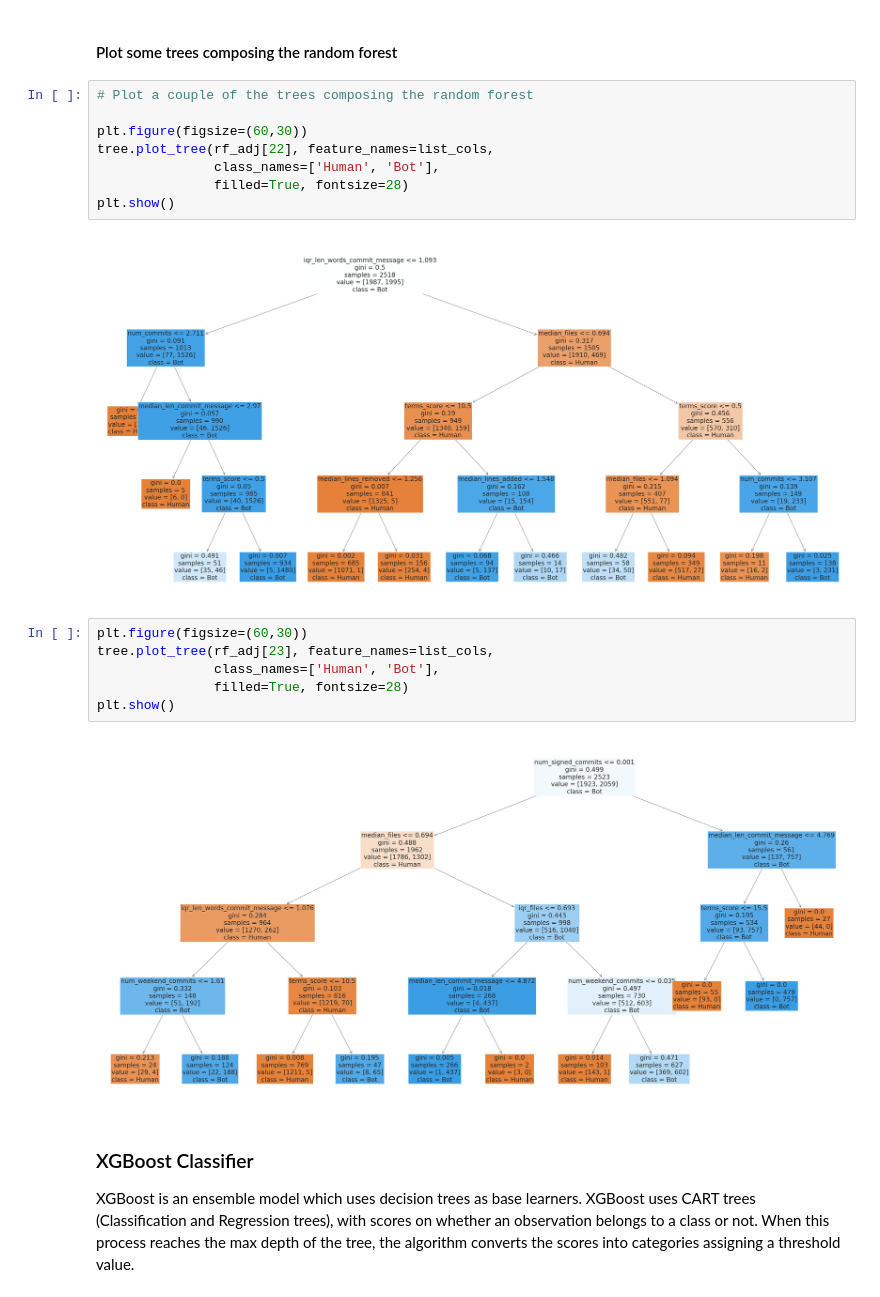
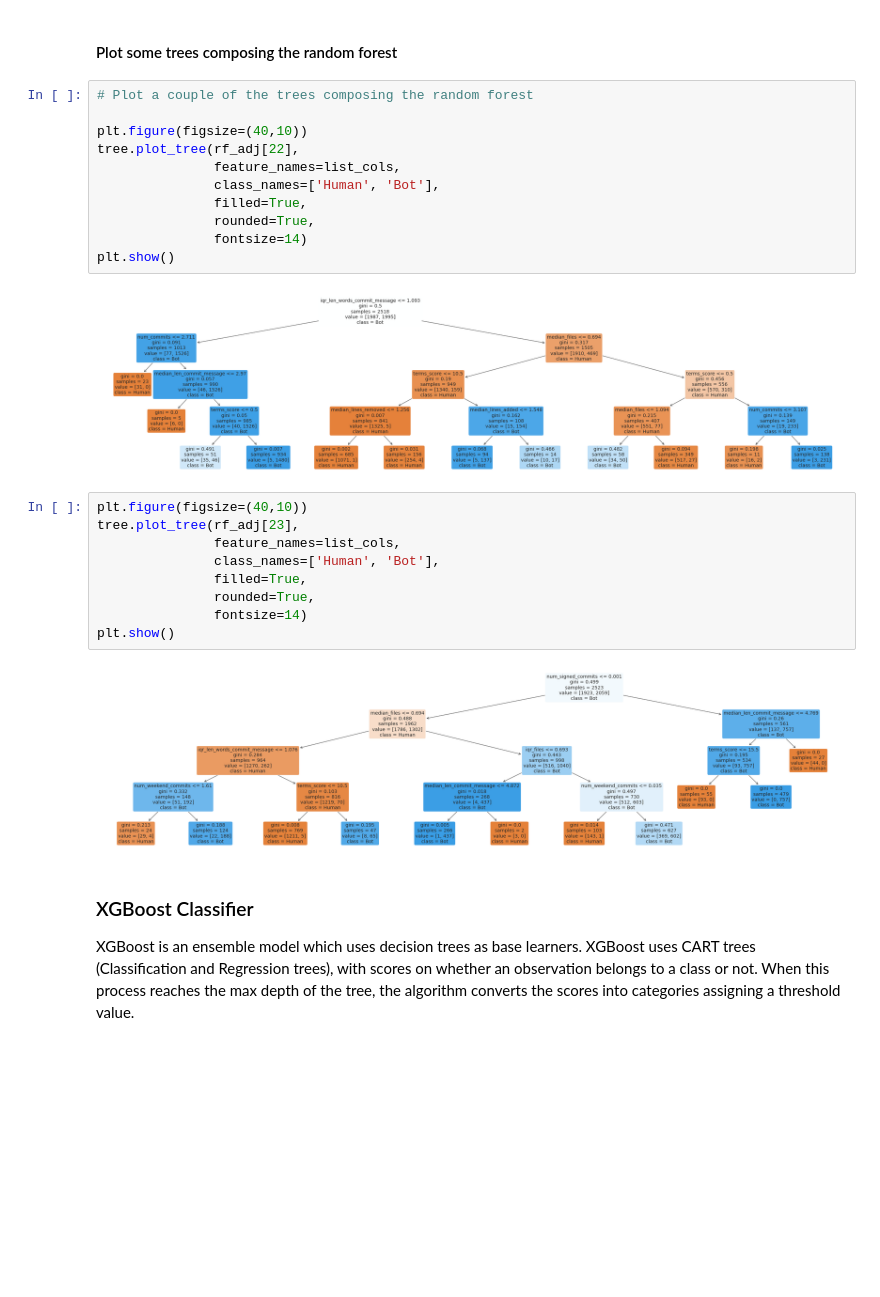
Before and after one commit to mafesan/2021-tfm-code, a Jupyter notebook: revelio/classifiers.ipynb, the cells around one changed output. Cells and saved outputs as stored; diff of their text form; blank space fills up the shorter version.

```diff
--- a/revelio/classifiers.ipynb
+++ b/revelio/classifiers.ipynb
@@ -570,21 +575,27 @@ viz.show();
 # %%
 # Plot a couple of the trees composing the random forest
 
-plt.figure(figsize=(60,30))
-tree.plot_tree(rf_adj[22], feature_names=list_cols,
+plt.figure(figsize=(40,10))
+tree.plot_tree(rf_adj[22],
+               feature_names=list_cols,
                class_names=['Human', 'Bot'],
-               filled=True, fontsize=28)
+               filled=True,
+               rounded=True,
+               fontsize=14)
 plt.show()
 # %% [output]
-[figure, old version]
+[figure, new version]
 # %%
-plt.figure(figsize=(60,30))
-tree.plot_tree(rf_adj[23], feature_names=list_cols,
+plt.figure(figsize=(40,10))
+tree.plot_tree(rf_adj[23],
+               feature_names=list_cols,
                class_names=['Human', 'Bot'],
-               filled=True, fontsize=28)
+               filled=True,
+               rounded=True,
+               fontsize=14)
 plt.show()
 # %% [output]
-[figure, old version]
+[figure, new version]
 # %% [markdown]
 ### XGBoost Classifier
 
```
Also changed, not shown: parts of 16 cells of this notebook.
